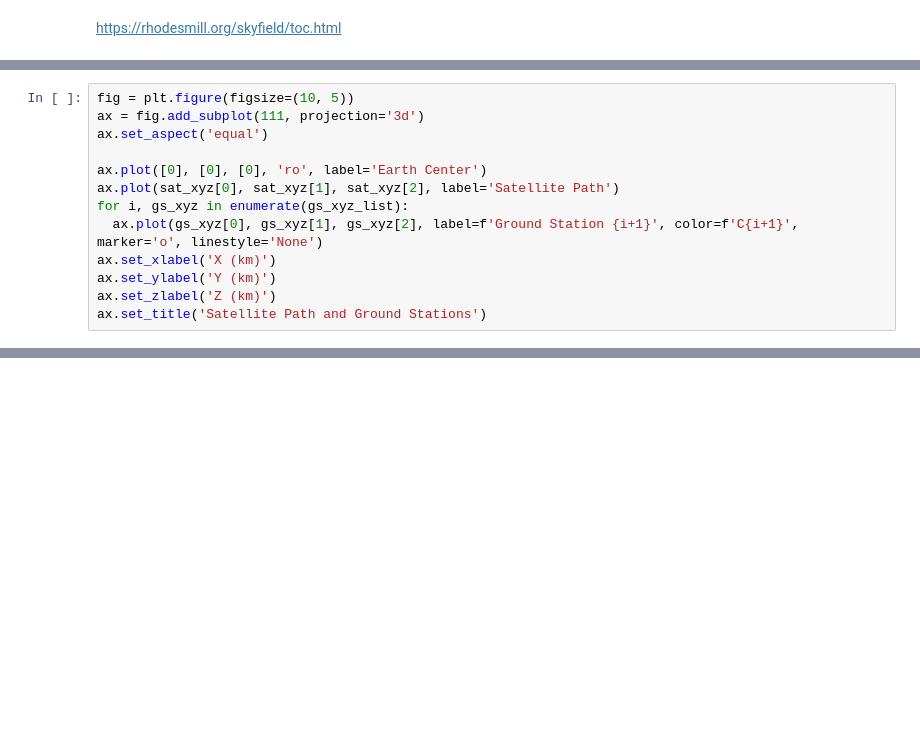
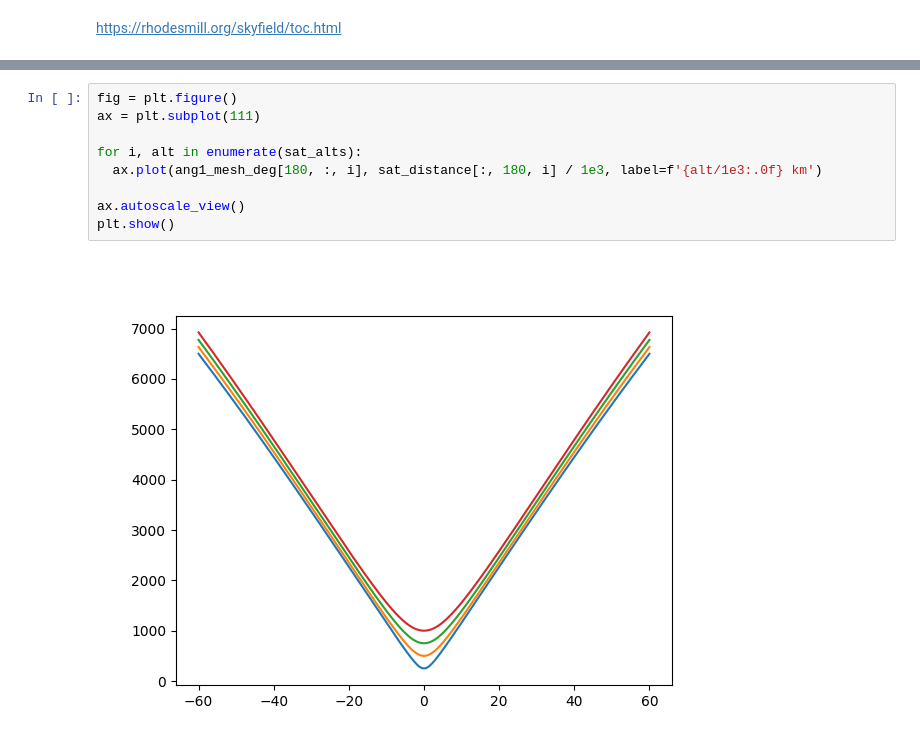
Before and after one commit to kamilix2003/sat-ant, a Jupyter notebook: sat_path.ipynb, the cells around one changed output, grey strips where cells are left out. Drawn from its saved outputs; the diff is of its cells as text; blank space fills up the shorter version.

```diff
--- a/sat_path.ipynb
+++ b/sat_path.ipynb
@@ -43,13 +7,0 @@ gs_positions = [gs.at(t).position.km for gs in gs_wgs_list]
-# %%
-fig = plt.figure(figsize=(10, 5))
-ax = fig.add_subplot(111, projection='3d')
-ax.set_aspect('equal')
-
-ax.plot([0], [0], [0], 'ro', label='Earth Center')
-ax.plot(sat_xyz[0], sat_xyz[1], sat_xyz[2], label='Satellite Path')
-for i, gs_xyz in enumerate(gs_xyz_list):
-  ax.plot(gs_xyz[0], gs_xyz[1], gs_xyz[2], label=f'Ground Station {i+1}', color=f'C{i+1}', marker='o', linestyle='None')
-ax.set_xlabel('X (km)')
-ax.set_ylabel('Y (km)')
-ax.set_zlabel('Z (km)')
-ax.set_title('Satellite Path and Ground Stations')
@@ -204,0 +47,11 @@ fig.colorbar(cf, ax=ax, label='FDOA')
+# %%
+fig = plt.figure()
+ax = plt.subplot(111)
+
+for i, alt in enumerate(sat_alts):
+  ax.plot(ang1_mesh_deg[180, :, i], sat_distance[:, 180, i] / 1e3, label=f'{alt/1e3:.0f} km')
+
+ax.autoscale_view()
+plt.show()
+# %% [output]
+[figure, added]
```
Also changed, not shown: parts of 17 cells of this notebook, 4 other files.
